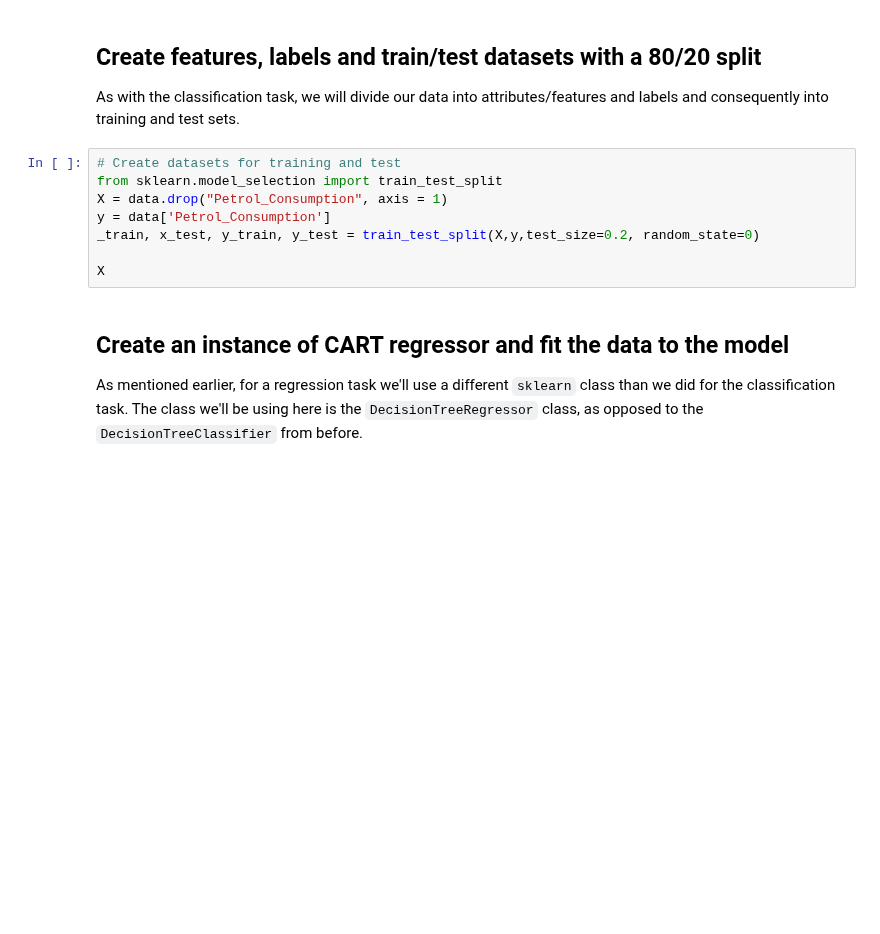
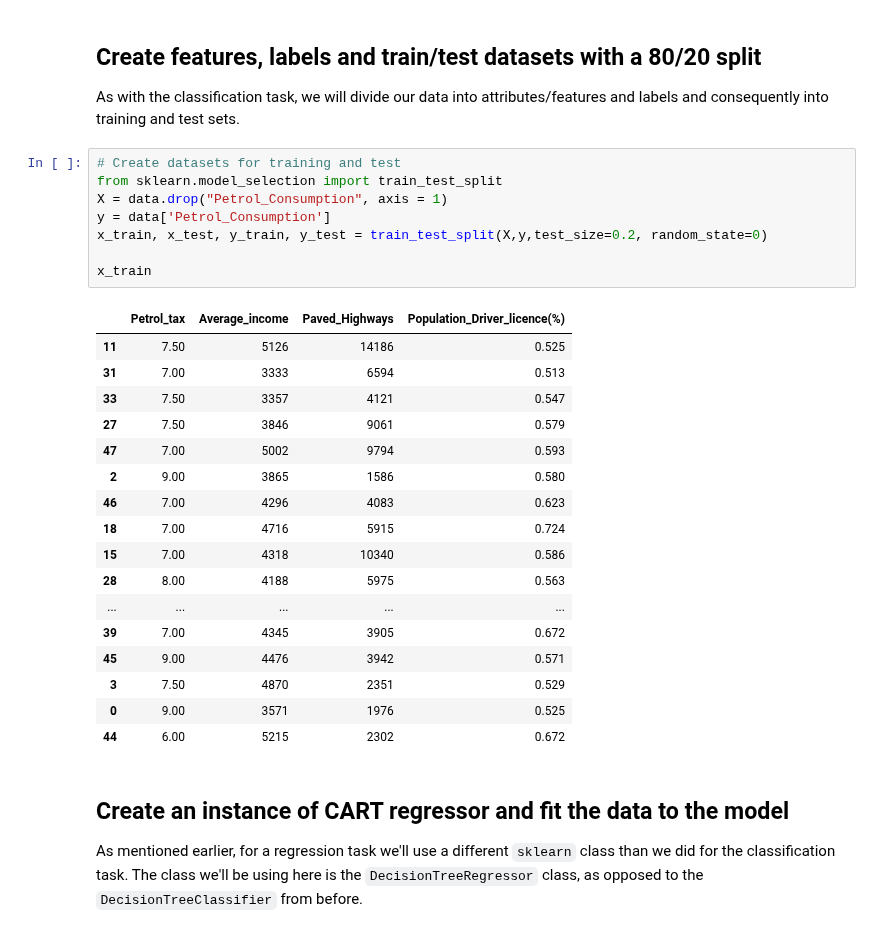
Before and after one commit to Chris-Manna/dsc-3-31-10-regression-cart-trees-lab-nyc-career-ds-102218, a Jupyter notebook: index.ipynb, the cells around one changed output. Cells and saved outputs as stored; diff of their text form; blank space fills up the shorter version.

```diff
--- a/index.ipynb
+++ b/index.ipynb
@@ -57,11 +57,29 @@ As with the classification task, we will divide our data into attributes/feature
 # %%
 # Create datasets for training and test
 from sklearn.model_selection import train_test_split
 X = data.drop("Petrol_Consumption", axis = 1)
 y = data['Petrol_Consumption']
-_train, x_test, y_train, y_test = train_test_split(X,y,test_size=0.2, random_state=0)
+x_train, x_test, y_train, y_test = train_test_split(X,y,test_size=0.2, random_state=0)
 
-X
+x_train
+# %% [output]
+|  | Petrol_tax | Average_income | Paved_Highways | Population_Driver_licence(%) |
+| 11 | 7.50 | 5126 | 14186 | 0.525 |
+| 31 | 7.00 | 3333 | 6594 | 0.513 |
+| 33 | 7.50 | 3357 | 4121 | 0.547 |
+| 27 | 7.50 | 3846 | 9061 | 0.579 |
+| 47 | 7.00 | 5002 | 9794 | 0.593 |
+| 2 | 9.00 | 3865 | 1586 | 0.580 |
+| 46 | 7.00 | 4296 | 4083 | 0.623 |
+| 18 | 7.00 | 4716 | 5915 | 0.724 |
+| 15 | 7.00 | 4318 | 10340 | 0.586 |
+| 28 | 8.00 | 4188 | 5975 | 0.563 |
+| ... | ... | ... | ... | ... |
+| 39 | 7.00 | 4345 | 3905 | 0.672 |
+| 45 | 9.00 | 4476 | 3942 | 0.571 |
+| 3 | 7.50 | 4870 | 2351 | 0.529 |
+| 0 | 9.00 | 3571 | 1976 | 0.525 |
+| 44 | 6.00 | 5215 | 2302 | 0.672 |
 # %% [markdown]
 ## Create an instance of CART regressor and fit the data to the model
 
```
